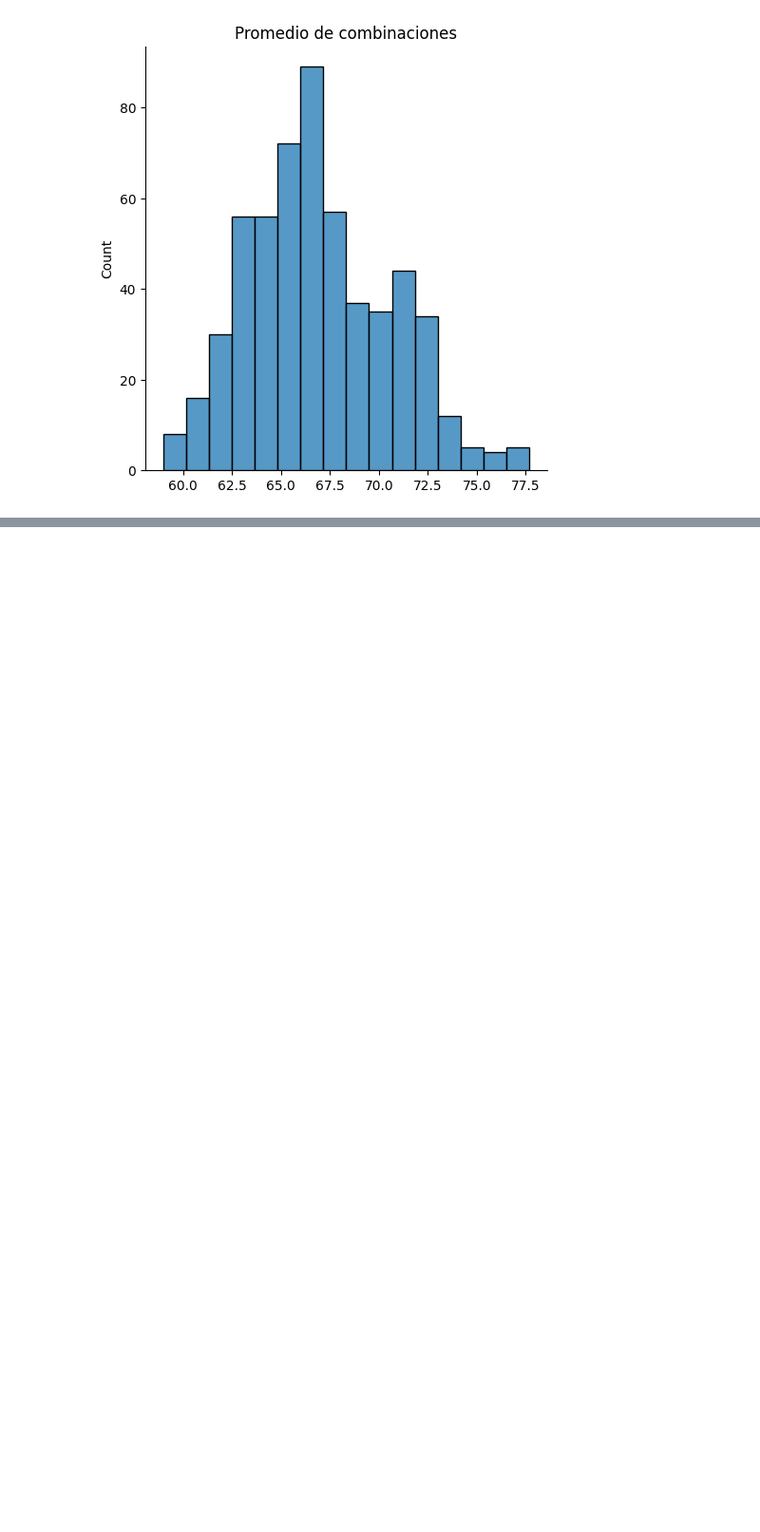
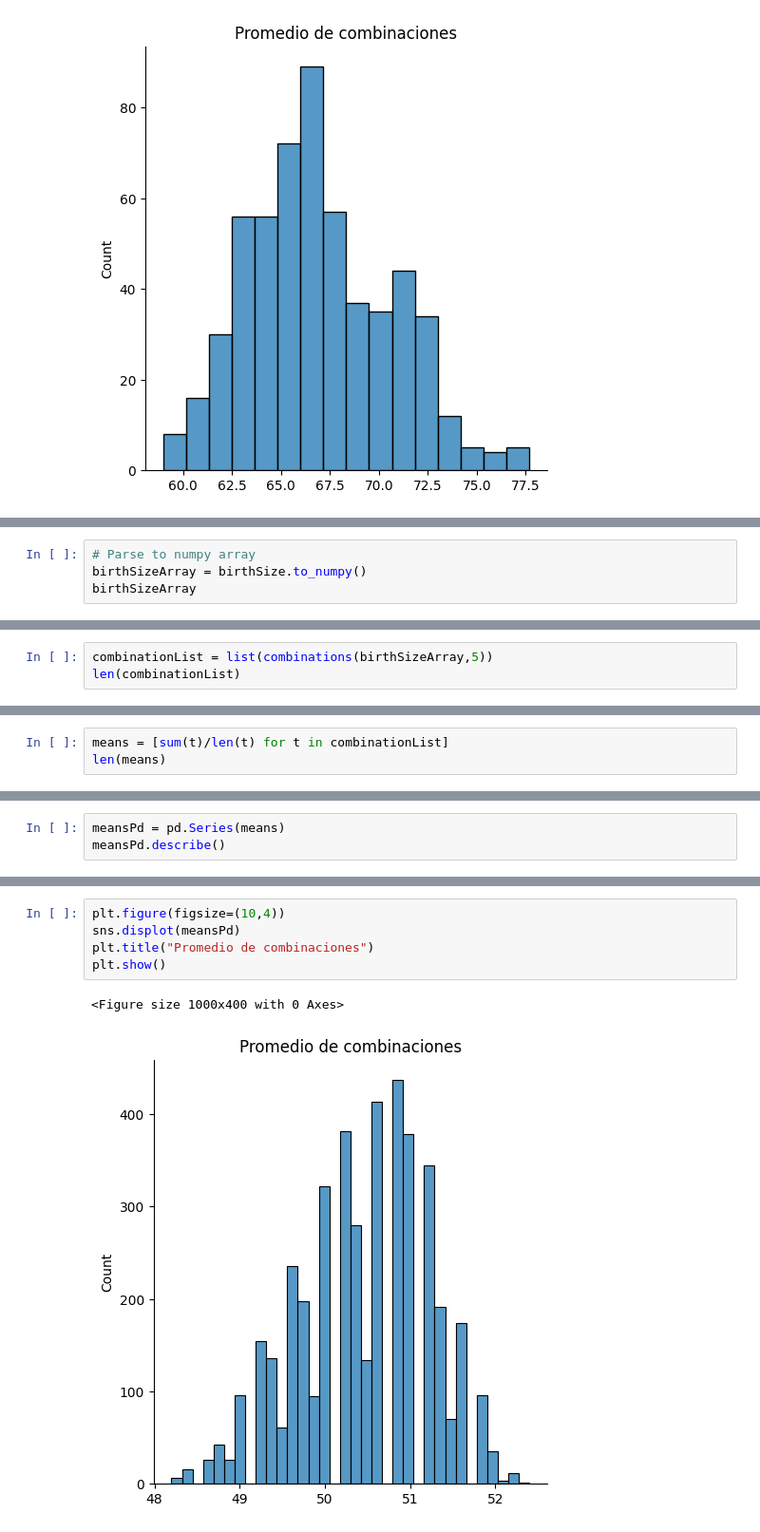
Before and after one commit to cosijoeza/semestre-1, a Jupyter notebook: probability-statistics/practices/leasson-23.ipynb, the cells around one changed output, grey strips where cells are left out. Shown: that part at 95% size. Drawn from its saved outputs; the diff is of its cells as text; blank space fills up the shorter version.

```diff
--- a/probability-statistics/practices/leasson-23.ipynb
+++ b/probability-statistics/practices/leasson-23.ipynb
@@ -158,0 +171,4 @@ plt.show()
+# %%
+# Parse to numpy array
+birthSizeArray = birthSize.to_numpy()
+birthSizeArray
@@ -158,0 +186,3 @@ plt.show()
+# %%
+combinationList = list(combinations(birthSizeArray,5))
+len(combinationList)
@@ -158,0 +206,3 @@ plt.show()
+# %%
+means = [sum(t)/len(t) for t in combinationList]
+len(means)
@@ -158,0 +249,3 @@ plt.show()
+# %%
+meansPd = pd.Series(means)
+meansPd.describe()
@@ -158,0 +262,8 @@ plt.show()
+# %%
+plt.figure(figsize=(10,4))
+sns.displot(meansPd)
+plt.title("Promedio de combinaciones")
+plt.show()
+# %% [output]
+<Figure size 1000x400 with 0 Axes>
+[figure, added]
```
Also changed, not shown: parts of 19 cells of this notebook.
